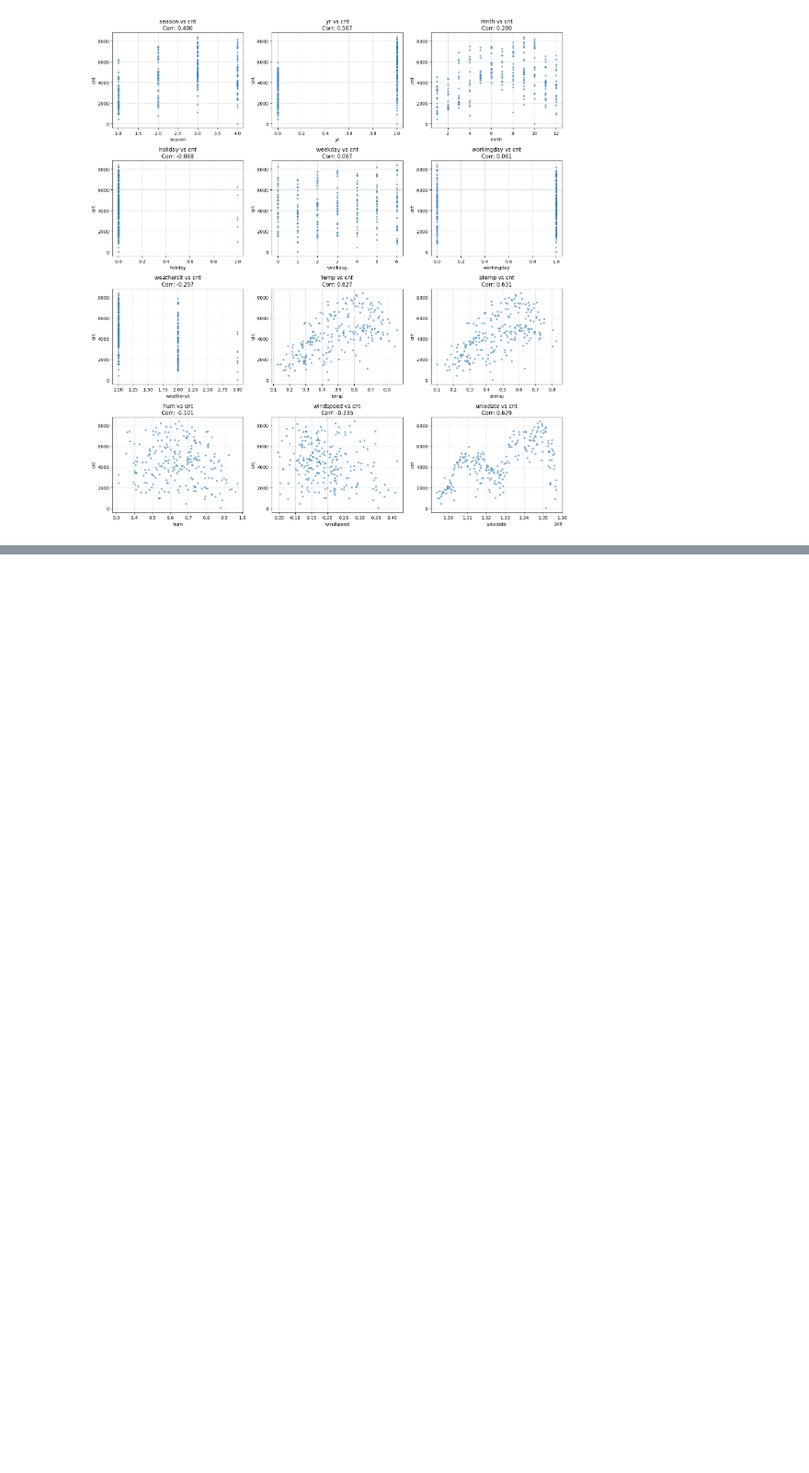
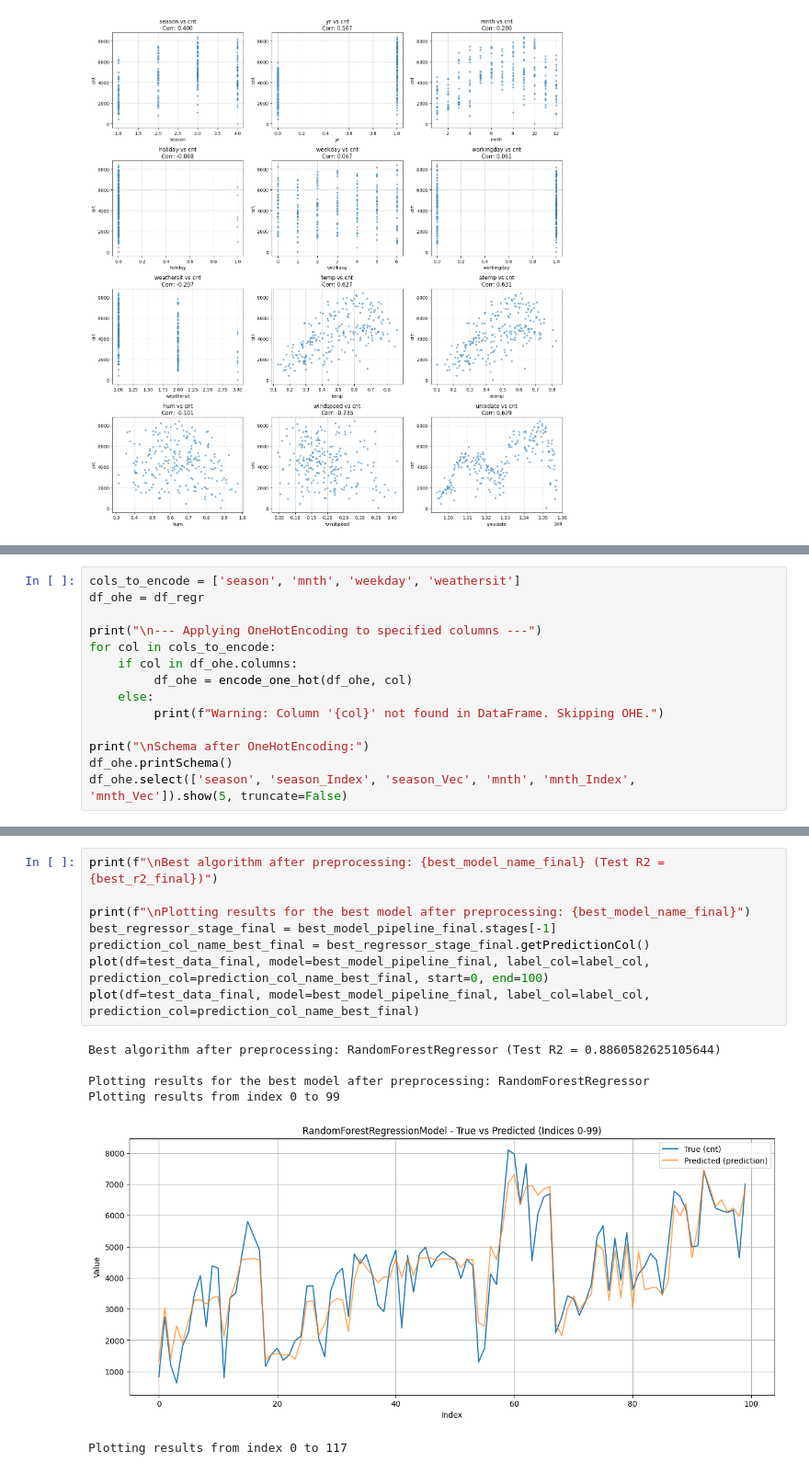
Before and after one commit to IwoSzczepaniak/DataExploration, a Jupyter notebook: src/main/resources/spark-jdk17/spark-jupyter/lab6.ipynb, the cells around one changed output, grey strips where cells are left out. Shown at 92% size. Cells and saved outputs as stored; diff of their text form; blank space fills up the shorter version.

```diff
--- a/src/main/resources/spark-jdk17/spark-jupyter/lab6.ipynb
+++ b/src/main/resources/spark-jdk17/spark-jupyter/lab6.ipynb
@@ -464,0 +520,14 @@ Sample size for plotting: 232 rows
+# %%
+cols_to_encode = ['season', 'mnth', 'weekday', 'weathersit']
+df_ohe = df_regr
+
+print("\n--- Applying OneHotEncoding to specified columns ---")
+for col in cols_to_encode:
+    if col in df_ohe.columns:
+         df_ohe = encode_one_hot(df_ohe, col)
+    else:
+         print(f"Warning: Column '{col}' not found in DataFrame. Skipping OHE.")
+
+print("\nSchema after OneHotEncoding:")
+df_ohe.printSchema()
+df_ohe.select(['season', 'season_Index', 'season_Vec', 'mnth', 'mnth_Index', 'mnth_Vec']).show(5, truncate=False)
@@ -464,0 +711,15 @@ Sample size for plotting: 232 rows
+# %%
+print(f"\nBest algorithm after preprocessing: {best_model_name_final} (Test R2 = {best_r2_final})")
+
+print(f"\nPlotting results for the best model after preprocessing: {best_model_name_final}")
+best_regressor_stage_final = best_model_pipeline_final.stages[-1]
+prediction_col_name_best_final = best_regressor_stage_final.getPredictionCol()
+plot(df=test_data_final, model=best_model_pipeline_final, label_col=label_col, prediction_col=prediction_col_name_best_final, start=0, end=100)
+plot(df=test_data_final, model=best_model_pipeline_final, label_col=label_col, prediction_col=prediction_col_name_best_final)
+# %% [output]
+Best algorithm after preprocessing: RandomForestRegressor (Test R2 = 0.8860582625105644)
+
+Plotting results for the best model after preprocessing: RandomForestRegressor
+Plotting results from index 0 to 99
+[figure, added]
+Plotting results from index 0 to 117
```
Also changed, not shown: parts of 8 cells of this notebook.
